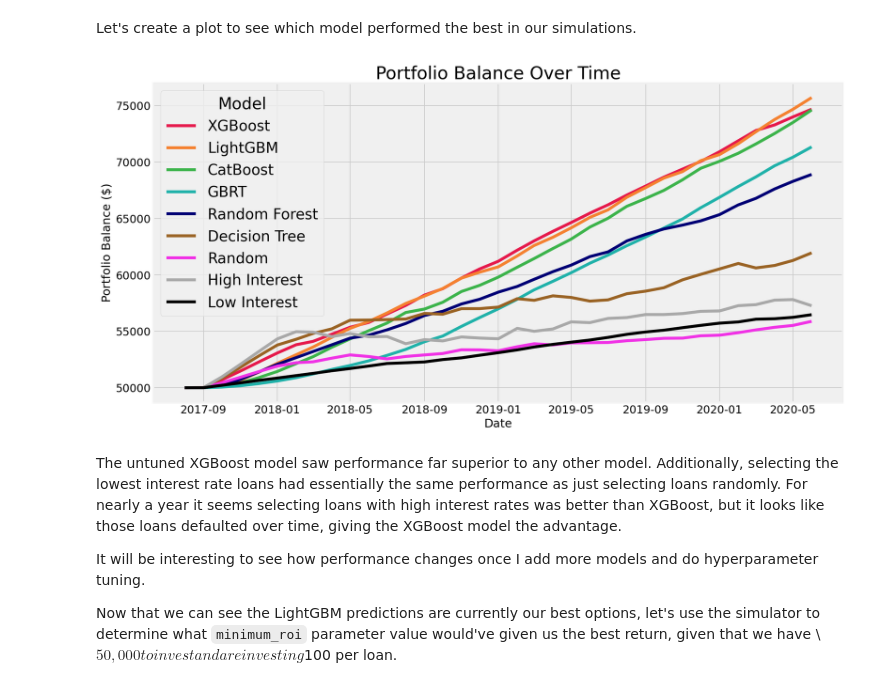
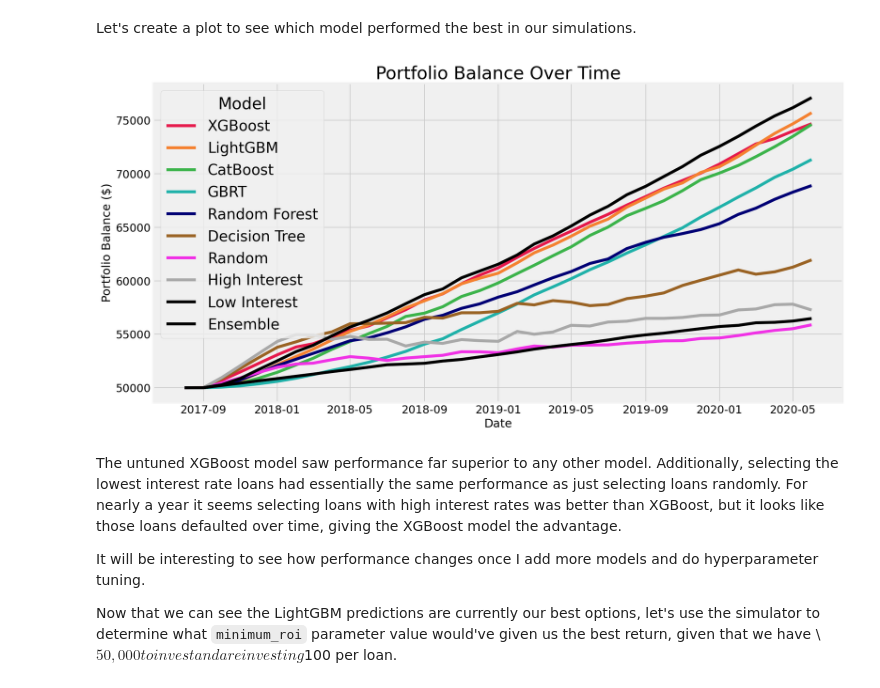
Before and after one commit to Booleans/consumer-loan-investment-strategy-simulator, a Jupyter notebook: Simulation.ipynb, the cells around one changed output. Saved outputs shown, nothing was run; the diff lists cells and outputs as text; code cells hidden in the pictures.

Commit message:
Update Simulation.ipynb
Added portfolio simulation of an ensemble model.

```diff
--- a/Simulation.ipynb
+++ b/Simulation.ipynb
@@ -58,6 +58,10 @@ predictions_catboost = pd.read_pickle('data/model_catboost_predictions.pkl.bz2')
 predictions_random = pd.read_pickle('data/model_random_pick.pkl.bz2')
 predictions_high_interest = pd.read_pickle('data/model_high_interest_rate.pkl.bz2')
 predictions_low_interest = pd.read_pickle('data/model_low_interest_rate.pkl.bz2')
+# %%
+# Ensemble Catboost, LightGBM, and XGBoost
+predictions_ensemble = predictions_xgb.copy()
+predictions_ensemble['predicted_roi'] = (predictions_xgb['predicted_roi'] + predictions_lgbm['predicted_roi'] + predictions_catboost['predicted_roi'])/3
 # %% [markdown]
 Let's define some variables we'll be using repeatedly for the simulations.
 # %%
@@ -111,6 +115,9 @@ dates, balances_high_interest, roi_high_interest = simulate_loan_investment_port
                                                                                       end_date, starting_balance, investment_per_loan, min_roi)
 dates, balances_low_interest, roi_low_interest = simulate_loan_investment_portfolio(payments, predictions_low_interest, start_date,
                                                                                     end_date, starting_balance, investment_per_loan, -11.0)
+
+dates, balances_ensemble, roi_ensemble = simulate_loan_investment_portfolio(payments, predictions_ensemble, start_date,
+                                                                end_date, starting_balance, investment_per_loan, min_roi)
 # %% [markdown]
 Now that we've run portfolio simulations for our 9 models, let's put the results into a dataframe so we can compare portfolios.
 # %%
@@ -146,22 +154,23 @@ Let's create a plot to see which model performed the best in our simulations.
 # %%
 fig, ax = plt.subplots(figsize=(15, 8))
 ax.plot(dates, balances_xgb, color='#e6194B', label='XGBoost')
 ax.plot(dates, balances_lgbm, color='#f58231', label='LightGBM')
 ax.plot(dates, balances_catboost, color='#3cb44b', label='CatBoost')
 ax.plot(dates, balances_gbrt, color='lightseagreen', label='GBRT')
 ax.plot(dates, balances_rf, color='#000075', label='Random Forest')
 ax.plot(dates, balances_dt, color='#9A6324', label='Decision Tree')
 ax.plot(dates, balances_random, color='#f032e6', label='Random')
 ax.plot(dates, balances_high_interest, color='#a9a9a9', label='High Interest')
 ax.plot(dates, balances_low_interest, color='#000000', label='Low Interest')
+ax.plot(dates, balances_ensemble, color='#000000', label='Ensemble')
 ax.set_title('Portfolio Balance Over Time', fontsize=24)
 ax.set_ylabel('Portfolio Balance ($)', fontsize=16)
 ax.tick_params(axis='y', labelsize=15)
 ax.set_xlabel('Date', fontsize=16)
 ax.tick_params(axis='x', labelsize=15)
 ax.legend(fontsize=20, title_fontsize=22, title='Model');
 # %% [output]
-[figure, old version]
+[figure, new version]
 # %% [markdown]
 The untuned XGBoost model saw performance far superior to any other model. Additionally, selecting the lowest interest rate loans had essentially the same performance as just selecting loans randomly. For nearly a year it seems selecting loans with high interest rates was better than XGBoost, but it looks like those loans defaulted over time, giving the XGBoost model the advantage.
 
```
Also changed, not shown: parts of 3 cells of this notebook.
